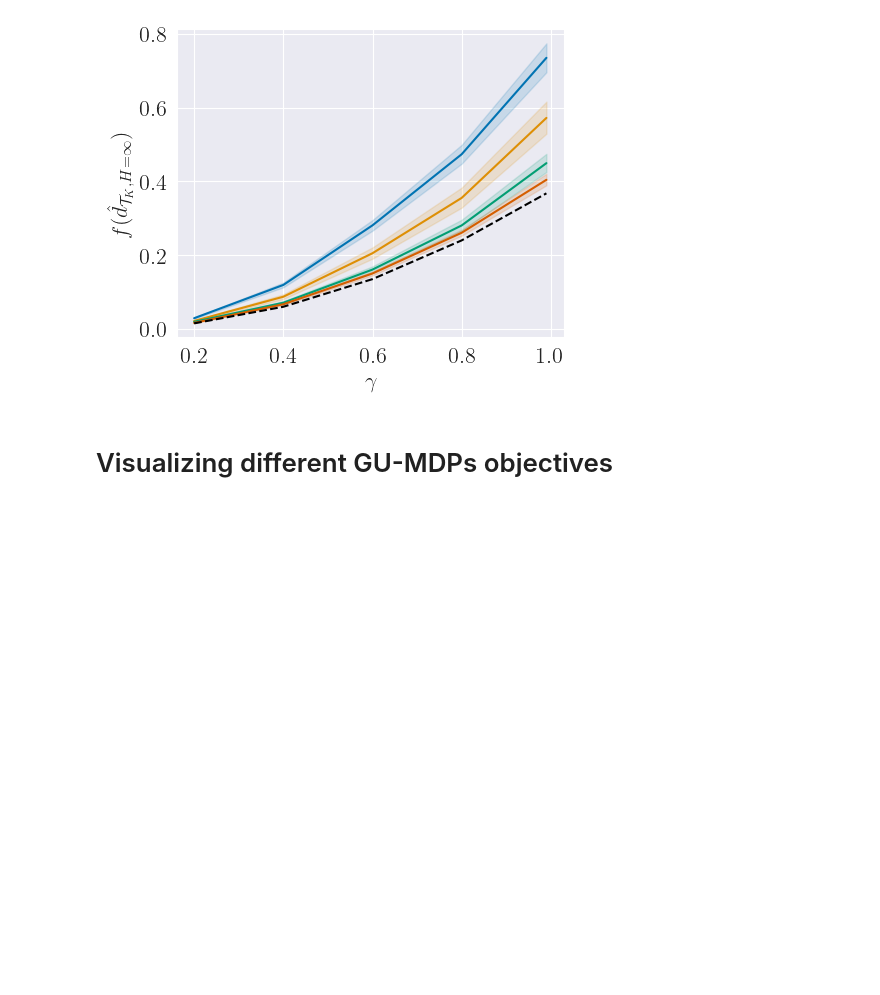
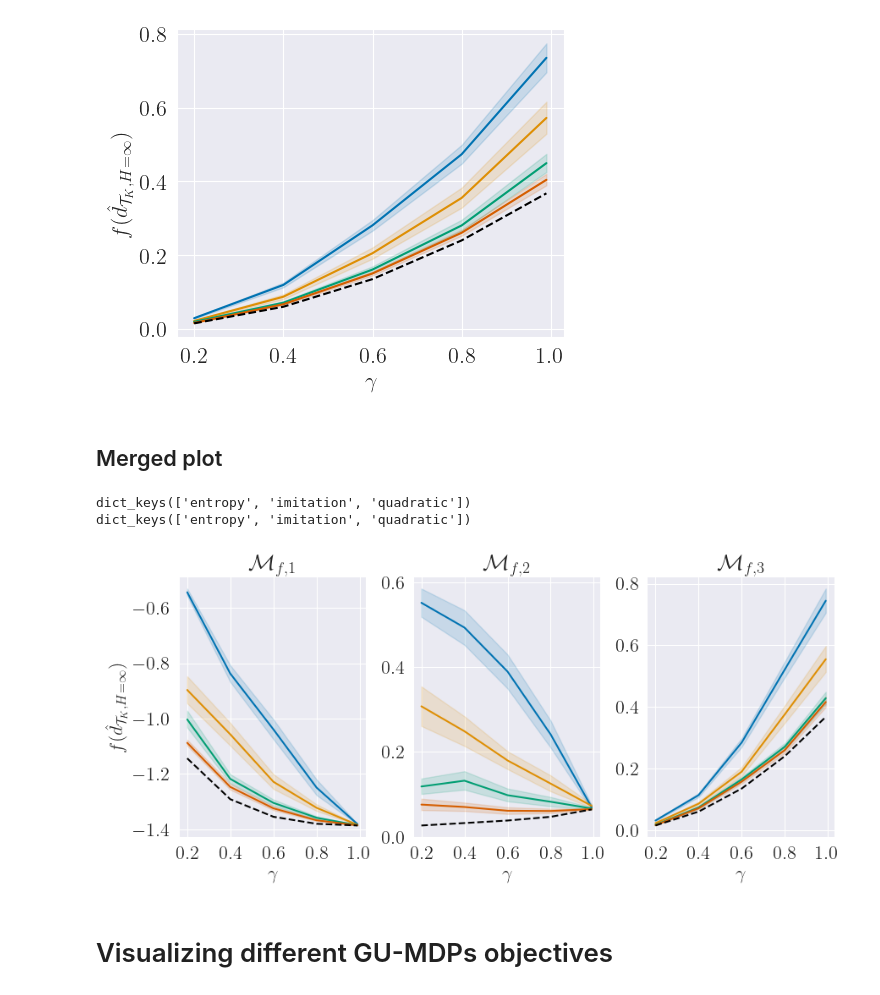
Before and after one commit to PPSantos/gumdps-number-of-trials, a Jupyter notebook: number_of_trials.ipynb, the cells around one changed output. Cells and saved outputs as stored; diff of their text form; code cells hidden in the pictures; blank space fills up the shorter version.

Commit message:
Added code for merged plot.

```diff
--- a/number_of_trials.ipynb
+++ b/number_of_trials.ipynb
@@ -118,6 +118,9 @@ def mean_ci(samples: np.ndarray, num_resamples: int=25_000):
     confidence_interval = [np.percentile(point_estimations, 5),
                            np.percentile(point_estimations, 95)]
     return confidence_interval
+# %%
+GLOBAL_DATA_ESTIMATED = {}
+GLOBAL_DATA_TRUE = {}
 # %% [markdown]
 ## Entropy maximization
 # %% [markdown]
@@ -200,6 +203,9 @@ print(estimated_fs_dict[0.2][1].shape)
 dict_keys([0.2, 0.4, 0.6, 0.8, 0.99])
 dict_keys([1, 2, 5, 10])
 (100, 500)
+# %%
+GLOBAL_DATA_ESTIMATED["entropy"] = estimated_fs_dict
+GLOBAL_DATA_TRUE["entropy"] = true_fs_dict
 # %%
 fig, axs = plt.subplots(1, 3, gridspec_kw = {'wspace':0.1, 'hspace':0})
 fig.set_size_inches(10.0, 4.0)
@@ -414,6 +418,9 @@ print(estimated_fs_dict[0.2][1].shape)
 dict_keys([0.2, 0.4, 0.6, 0.8, 0.99])
 dict_keys([1, 2, 5, 10])
 (100, 500)
+# %%
+GLOBAL_DATA_ESTIMATED["imitation"] = estimated_fs_dict
+GLOBAL_DATA_TRUE["imitation"] = true_fs_dict
 # %%
 fig, axs = plt.subplots(1, 3, gridspec_kw = {'wspace':0.1, 'hspace':0})
 fig.set_size_inches(10.0, 4.0)
@@ -598,6 +605,9 @@ print(estimated_fs_dict[0.2][1].shape)
 dict_keys([0.2, 0.4, 0.6, 0.8, 0.99])
 dict_keys([1, 2, 5, 10])
 (100, 500)
+# %%
+GLOBAL_DATA_ESTIMATED["quadratic"] = estimated_fs_dict
+GLOBAL_DATA_TRUE["quadratic"] = true_fs_dict
 # %%
 fig, axs = plt.subplots(1, 3, gridspec_kw = {'wspace':0.1, 'hspace':0})
 fig.set_size_inches(10.0, 4.0)
@@ -687,6 +697,56 @@ plt.savefig(f'figs/quadratic_mdp_plot2.pdf', bbox_inches='tight', pad_inches=0)
 plt.show()
 # %% [output]
 [figure]
+# %% [markdown]
+## Merged plot
+# %%
+print(GLOBAL_DATA_ESTIMATED.keys())
+print(GLOBAL_DATA_TRUE.keys())
+# %% [output]
+dict_keys(['entropy', 'imitation', 'quadratic'])
+dict_keys(['entropy', 'imitation', 'quadratic'])
+# %%
+fig, axs = plt.subplots(1, 3, gridspec_kw = {'wspace':0.25, 'hspace':0})
+fig.set_size_inches(10.0, 4.0)
+#fig.tight_layout()
+
+titles = {'entropy': r'$\mathcal{M}_{f,1}$', 'imitation': r'$\mathcal{M}_{f,2}$', 'quadratic': r'$\mathcal{M}_{f,3}$'}
+
+for ax, (mdp_type, estimated_fs_dict) in zip(axs.flat, GLOBAL_DATA_ESTIMATED.items()):
+
+    for k_val in k_vals:
+
+        ys = []
+        upper_cis = []
+        lower_cis = []
+
+        for gamma_val in gammas:
+            ys.append(np.mean(estimated_fs_dict[gamma_val][k_val][:,-1]))
+
+            cis = mean_ci(estimated_fs_dict[gamma_val][k_val][:,-1])
+            cis = np.array(cis)
+            lower_cis.append(cis[0])
+            upper_cis.append(cis[1])
+
+        p = ax.plot(gammas, ys, label=rf"$K={k_val}$")
+        ax.fill_between(gammas, lower_cis, upper_cis,
+                                color=p[0].get_color(), alpha=0.15)
+
+    true_fs = [GLOBAL_DATA_TRUE[mdp_type][gamma] for gamma in gammas]
+
+    ax.plot(gammas, true_fs, label=r"$f(d_\pi)$", color="black", linestyle="--")
+
+    ax.grid()
+    ax.set_xlabel(r'$\gamma$')
+    ax.set_xticks([0.2,0.4,0.6,0.8,1.0])
+    ax.set_title(titles[mdp_type])
+
+axs.flat[0].set_ylabel(r'$f(\hat{d}_{\mathcal{T}_K,H=\infty})$')
+
+plt.savefig(f'figs/gammas_merged_plot.pdf', bbox_inches='tight', pad_inches=0)
+plt.show()
+# %% [output]
+[figure, added]
 # %% [markdown]
 # Visualizing different GU-MDPs objectives
 # %%
```
Also changed, not shown: parts of 2 cells of this notebook, 1 other file.
